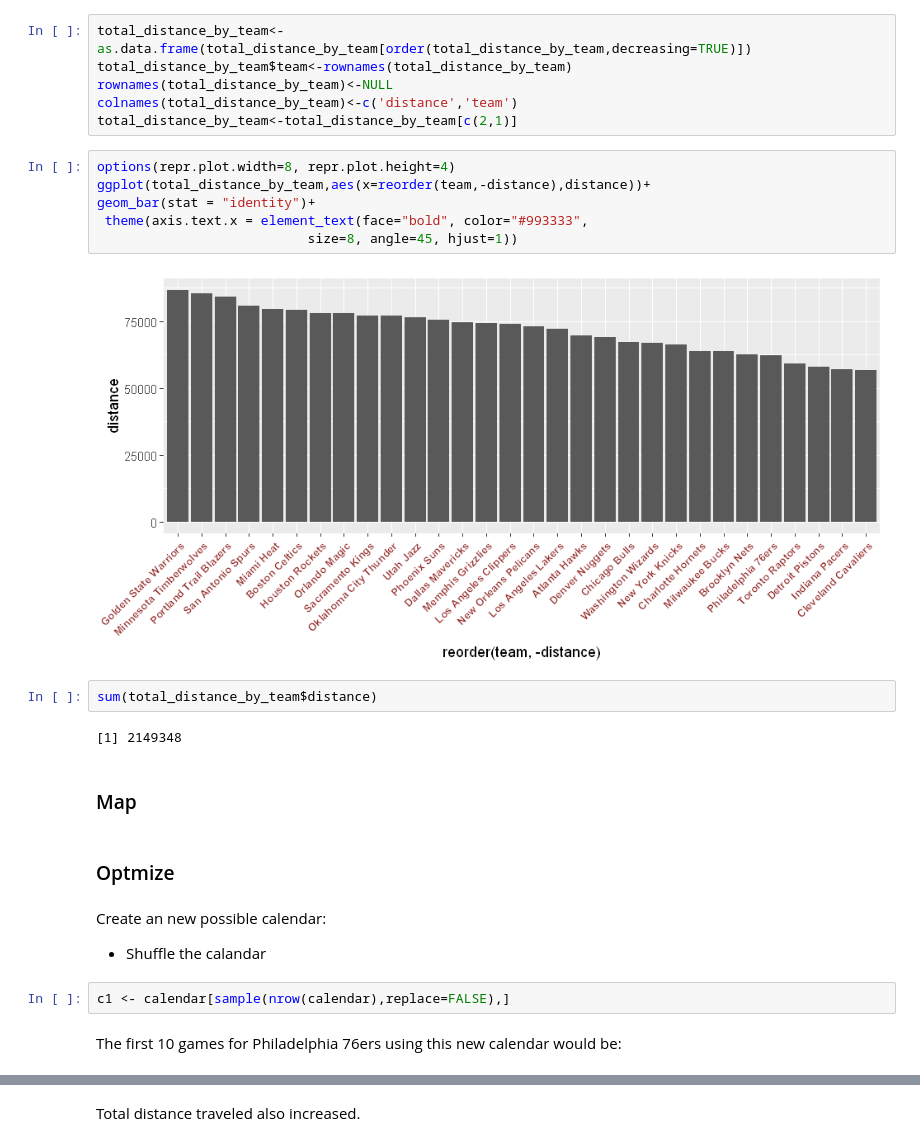
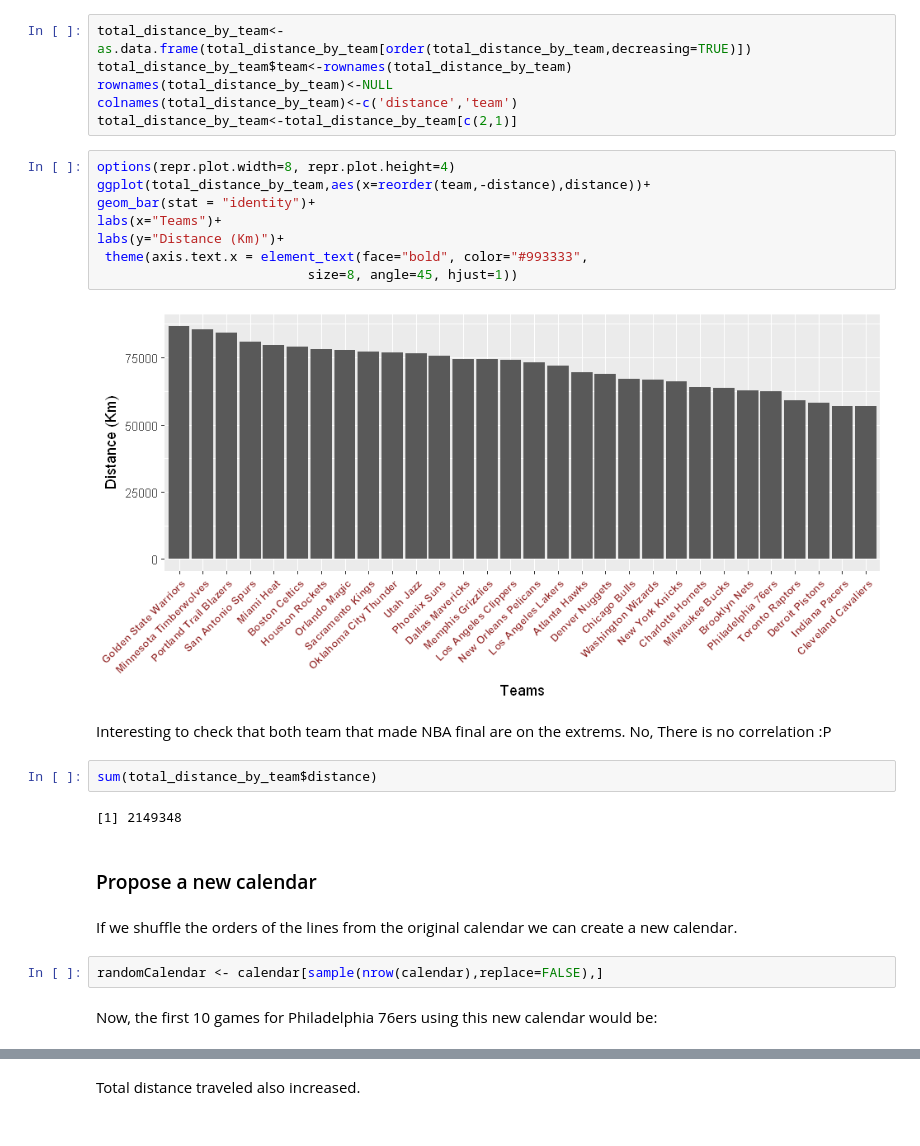
Before and after one commit to ddantasds/Data-Science-Projects, a Jupyter notebook: NBA calendar/NBA season calendar.ipynb, the cells around one changed output, grey strips where cells are left out. Saved outputs shown, nothing was run; the diff lists cells and outputs as text.

```diff
--- a/NBA calendar/NBA season calendar.ipynb
+++ b/NBA calendar/NBA season calendar.ipynb
@@ -293,24 +282,25 @@ total_distance_by_team<-total_distance_by_team[c(2,1)]
 # %%
 options(repr.plot.width=8, repr.plot.height=4)
 ggplot(total_distance_by_team,aes(x=reorder(team,-distance),distance))+
 geom_bar(stat = "identity")+
+labs(x="Teams")+
+labs(y="Distance (Km)")+
  theme(axis.text.x = element_text(face="bold", color="#993333",
                            size=8, angle=45, hjust=1))
 # %% [output]
-[figure, old version]
+[figure, new version]
+# %% [markdown]
+Interesting to check that both team that made NBA final are on the extrems. No, There is no correlation :P
 # %%
 sum(total_distance_by_team$distance)
 # %% [output]
 [1] 2149348
-# %% [markdown]
-### Map
-# %% [markdown]
-### Optmize
-# %% [markdown]
-Create an new possible calendar:
-* Shuffle the calandar
+# %% [markdown]
+### Propose a new calendar
+# %% [markdown]
+If we shuffle the orders of the lines from the original calendar we can create a new calendar.
 # %%
-c1 <- calendar[sample(nrow(calendar),replace=FALSE),]
+randomCalendar <- calendar[sample(nrow(calendar),replace=FALSE),]
 # %% [markdown]
-The first 10 games for Philadelphia 76ers using this new calendar would be:
+Now, the first 10 games for Philadelphia 76ers using this new calendar would be:
 # %%
```
Also changed, not shown: parts of 22 cells of this notebook.
